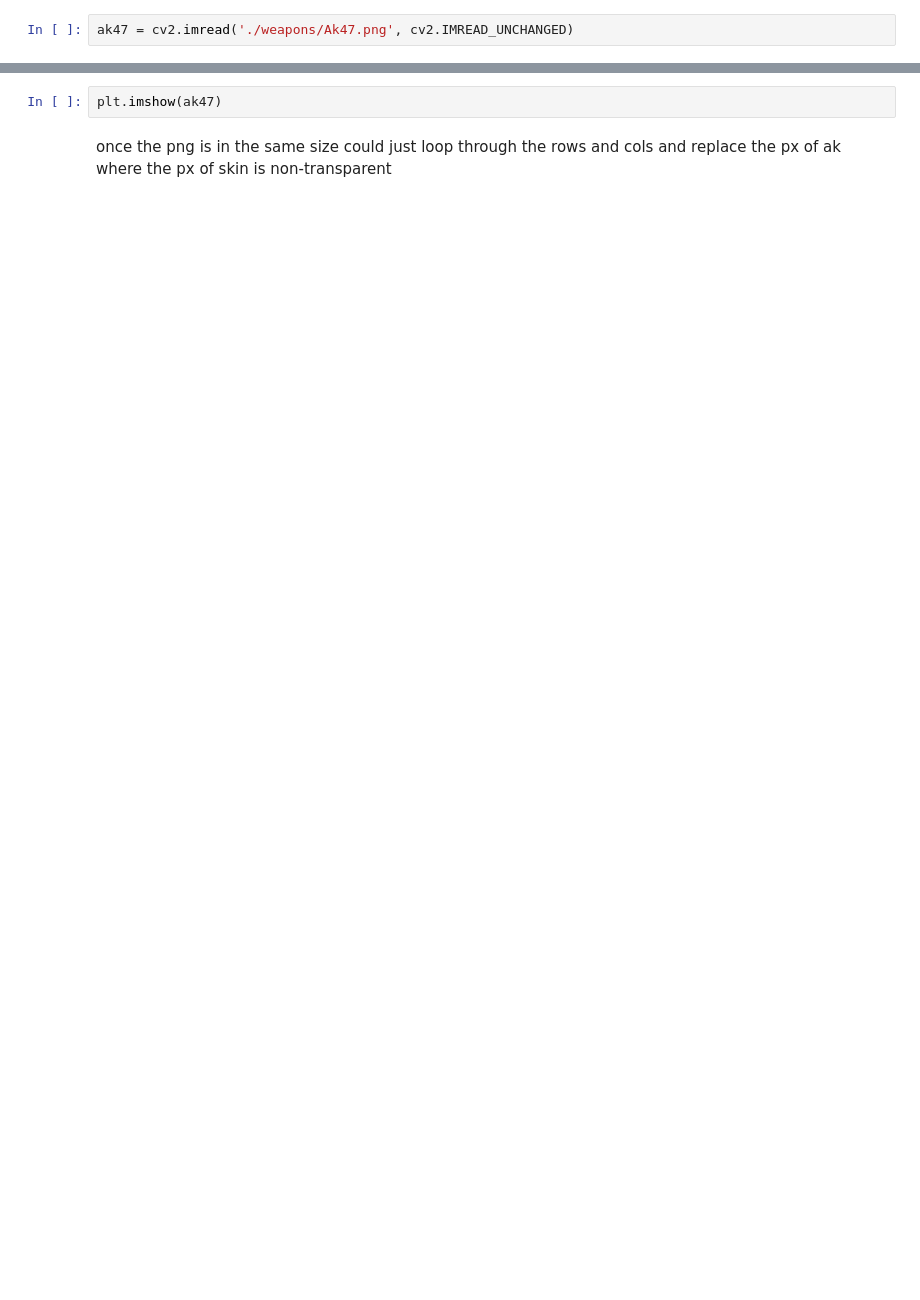
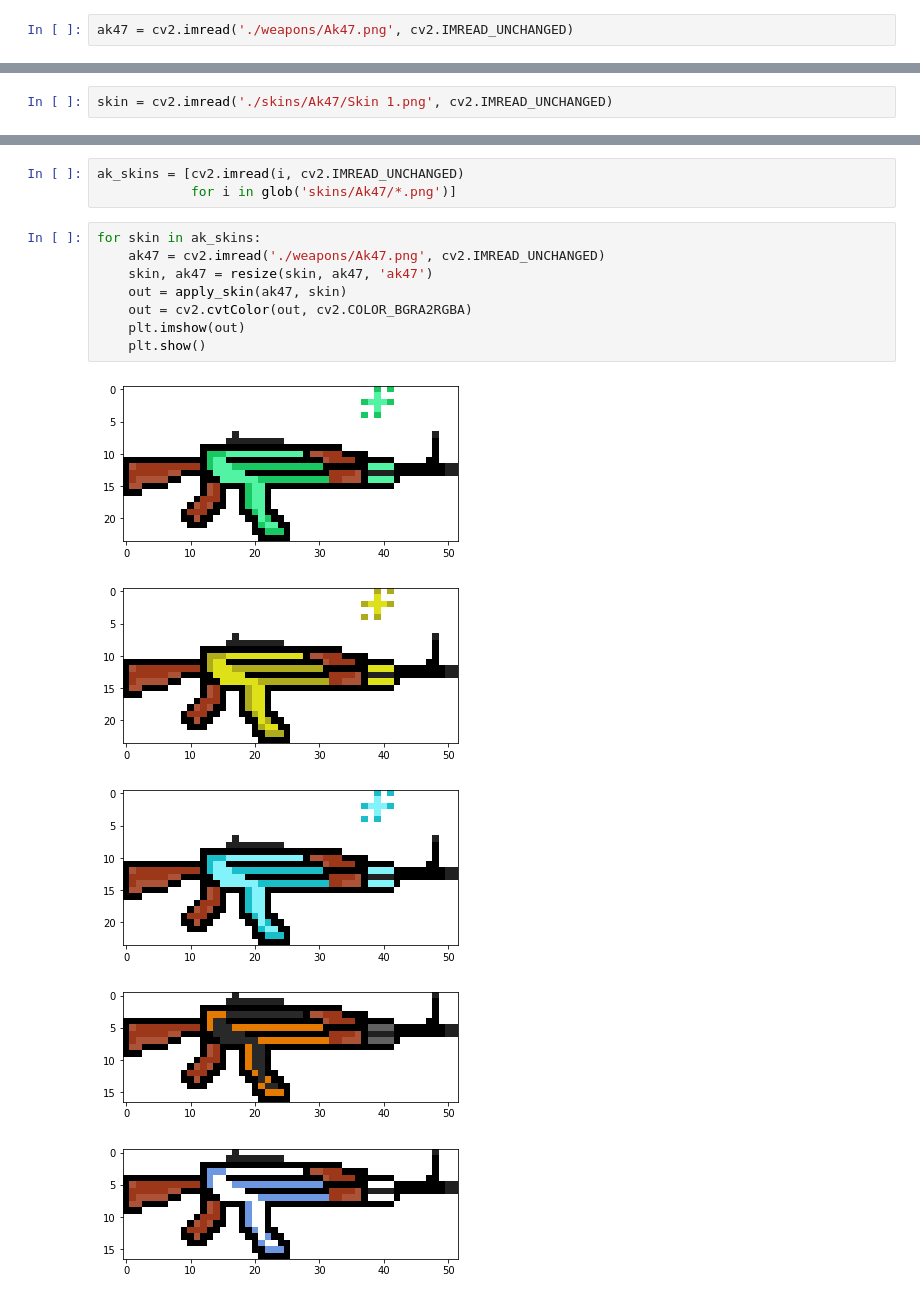
Before and after one commit to piotrostr/pixil-artillery, a Jupyter notebook: main.ipynb, the cells around one changed output, grey strips where cells are left out. Cells and saved outputs as stored; diff of their text form; blank space fills up the shorter version.

Commit message:
add case for skins with sparkle, apply skin works

```diff
--- a/main.ipynb
+++ b/main.ipynb
@@ -111,2 +79,4 @@ if skin greater add to the weapon
+# %%
+skin = cv2.imread('./skins/Ak47/Skin 1.png', cv2.IMREAD_UNCHANGED)
 # %%
 plt.imshow(skin)
@@ -113,4 +86,17 @@ plt.imshow(skin)
-# %%
-plt.imshow(ak47)
-# %% [markdown]
-once the png is in the same size could just loop through the rows and cols and replace the px of ak where the px of skin is non-transparent
+# %%
+ak_skins = [cv2.imread(i, cv2.IMREAD_UNCHANGED)
+            for i in glob('skins/Ak47/*.png')]
+# %%
+for skin in ak_skins:
+    ak47 = cv2.imread('./weapons/Ak47.png', cv2.IMREAD_UNCHANGED)
+    skin, ak47 = resize(skin, ak47, 'ak47')
+    out = apply_skin(ak47, skin)
+    out = cv2.cvtColor(out, cv2.COLOR_BGRA2RGBA)
+    plt.imshow(out)
+    plt.show()
+# %% [output]
+[figure, added]
+[figure, added]
+[figure, added]
+[figure, added]
+[figure, added]
```
Also changed, not shown: parts of 22 cells of this notebook, 2 other files.
